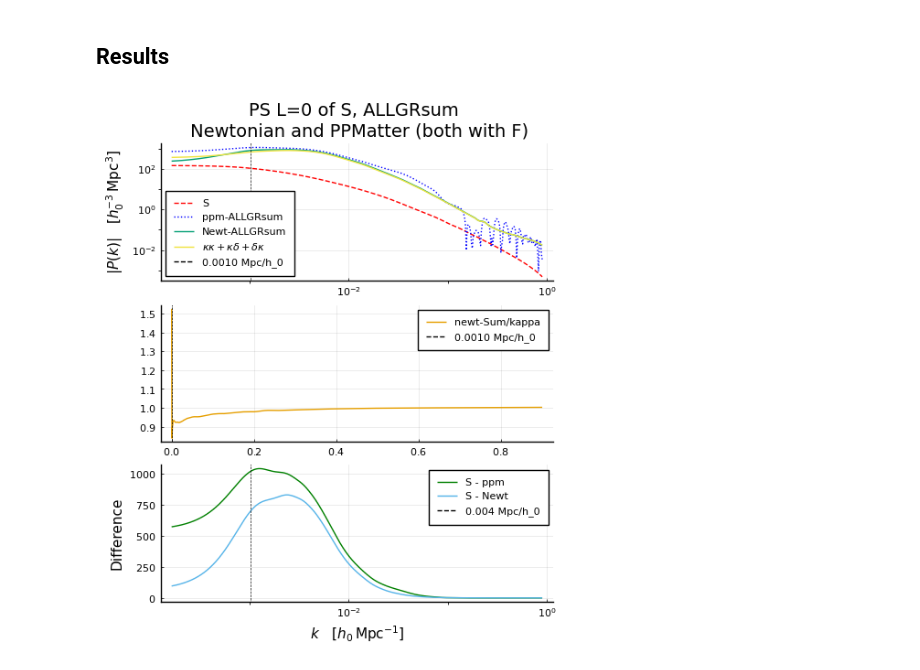
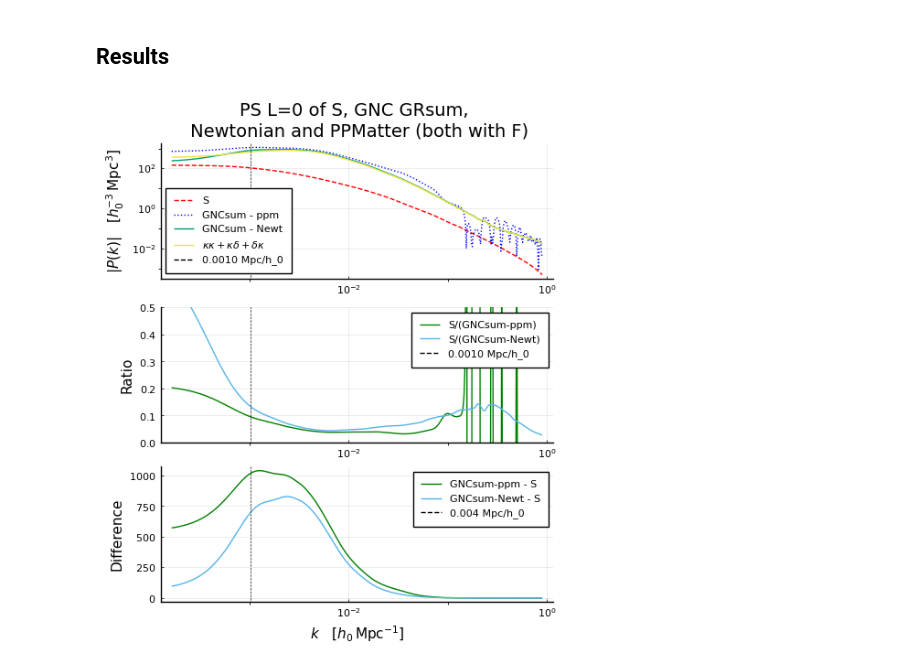
Before and after one commit to foglienimatteo/GaPSE.jl, a Jupyter notebook: ipynbs/Real_f_NL.ipynb, the cells around one changed output. Saved outputs shown, nothing was run; the diff lists cells and outputs as text; code cells hidden in the pictures.

```diff
--- a/ipynbs/Real_f_NL.ipynb
+++ b/ipynbs/Real_f_NL.ipynb
@@ -837,46 +839,44 @@ xs_3 = ks
 ys_3 = diff_GNCsum_Newt
 
 spline_2 = Spline1D(xs_2, ys_2)
 spline_3 = Spline1D(xs_3, ys_3)
 
 S_VLIM = 2*π/(2*cosmo.s_max)
 S_VLIM_F = @sprintf("%.4f", S_VLIM)
 
 p1 = plot([xs_1, xs_2], [abs.(ys_1), abs.(ys_2)],
     xaxis=:log, yaxis=:log,
     lc=[:red :blue], #yticks = 10.0 .^ [i for i in 2:5],
-    title = "PS L=0 of S, ALLGRsum \n Newtonian and PPMatter (both with F)",
-    label=["S" "ppm-ALLGRsum"], ls=[:dash :dot],
+    title = "PS L=0 of S, GNC GRsum, \n Newtonian and PPMatter (both with F)",
+    label=["S" "GNCsum - ppm"], ls=[:dash :dot],
     ylabel = L"|P(k)| \quad [h_0^{-3}\,\mathrm{Mpc}^3]",
     legend=:bottomleft)
-plot!(p1, xs_3, abs.(ys_3), label="Newt-ALLGRsum")
+plot!(p1, xs_3, abs.(ys_3), label="GNCsum - Newt")
 plot!(p1, xs_4, abs.(ys_4), label=L"\kappa\kappa + \kappa\delta + \delta\kappa")
 vline!(p1, [S_VLIM], label="$S_VLIM_F Mpc/h_0", lc=:black, lw=0.5, ls=:dash)
-#=
+
 p2 = plot(xs_1, ys_1 ./ spline_2.(xs_1),
-    ylabel="Ratio", lc=:green, ylim = (-0.2, 0.2),
-    xaxis=:log, label="ppm/S",
+    ylabel="Ratio", lc=:green, ylim = (0,0.5),
+    xaxis=:log, label="S/(GNCsum-ppm)",
     #xlabel=L"$k \quad [h_0 \,\mathrm{Mpc}^{-1}]$",
     )
-plot!(p2, xs_1, ys_1 ./ spline_3.(xs_1), label="Newt/S")
-=#
-p2 = plot(xs_4, ys_4 ./ spline_3.(xs_4), label="newt-Sum/kappa")
+plot!(p2, xs_1, ys_1 ./ spline_3.(xs_1), label="S/(GNCsum-Newt)")
 vline!(p2, [S_VLIM], label="$S_VLIM_F Mpc/h_0", lc=:black, lw=0.5, ls=:dash)
 
 p3 = plot(xs_1, spline_2.(xs_1) .- ys_1,
-    label="S - ppm", lc=:green,
+    label="GNCsum-ppm - S", lc=:green,
     xaxis=:log, ylabel="Difference",
     legend=true,
     xlabel=L"$k \quad [h_0 \,\mathrm{Mpc}^{-1}]$")
-plot!(p3, xs_1, spline_3.(xs_1) .- ys_1, label="S - Newt")
+plot!(p3, xs_1, spline_3.(xs_1) .- ys_1, label="GNCsum-Newt - S")
 VAXES = 4e-3
 vline!(p3, [S_VLIM], label="$VAXES Mpc/h_0", lc=:black, lw=0.5, ls=:dash)
 
 P = plot(p1, p2, p3, size=(500, 600), layout= @layout [ x ; y ; z ] )
-savefig(P, "PS_S-GNCsum-Newt-PPmatter_L0_withF.pdf")
+savefig(P, DIR*"PS_S-GNCsum-Newt-PPmatter_L0_withF.pdf")
 #display(P)
 # %% [output]
-[figure, old version]
+[figure, new version]
 # %%
 xs_1 = ks_S_L0_withF
 ys_1 = pks_S_L0_withF
```
Also changed, not shown: parts of 3 cells of this notebook.
